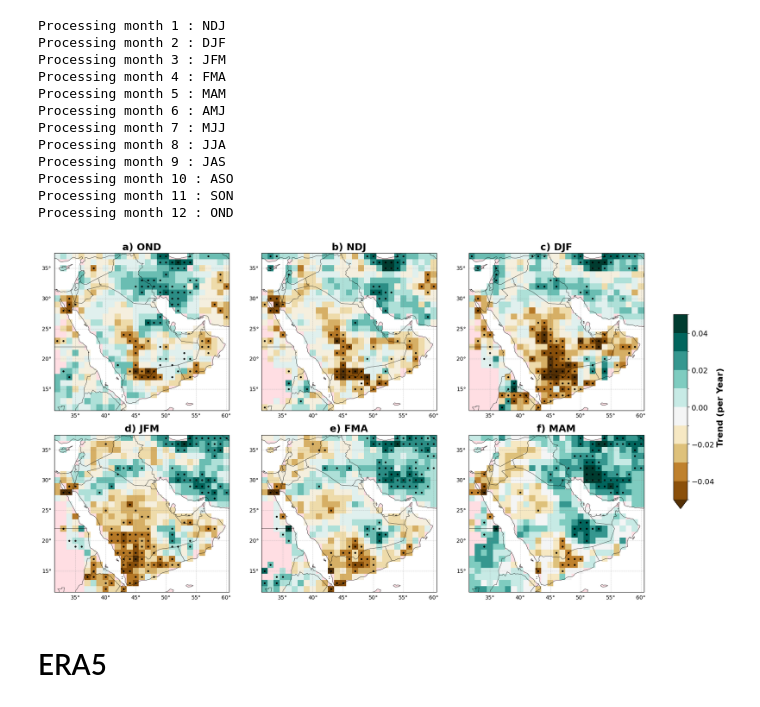
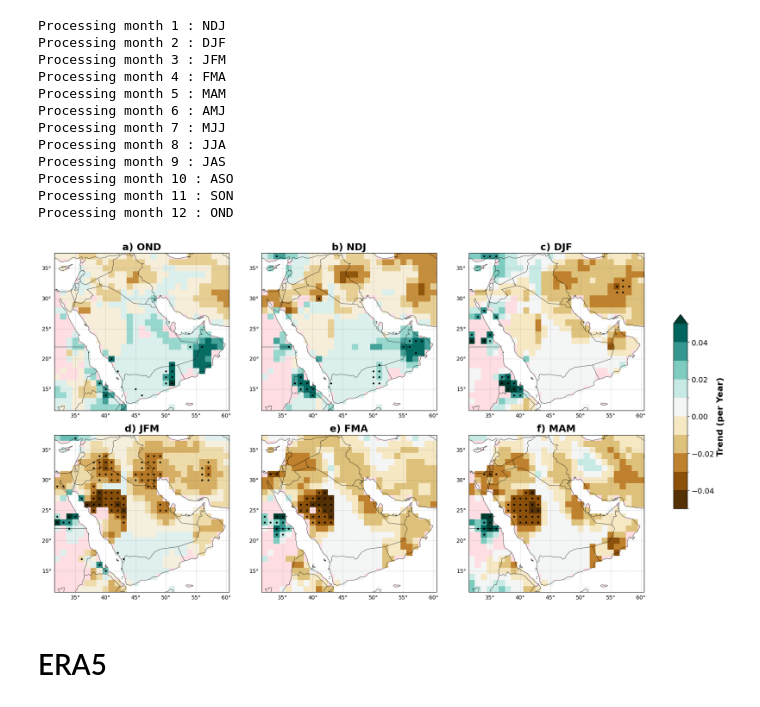
Before and after one commit to emileDesmaili/KAUSTgithub, a Jupyter notebook: Figure 1 - Trend/fig1_supplement.ipynb, the cells around one changed output. Saved outputs shown, nothing was run; the diff lists cells and outputs as text; code cells hidden in the pictures.

```diff
--- a/Figure 1 - Trend/fig1_supplement.ipynb
+++ b/Figure 1 - Trend/fig1_supplement.ipynb
@@ -42,5 +40,5 @@ import subprocess
 # %%
-ds = xr.open_dataset('../data/spi3_chirps.nc')
+ds = xr.open_dataset('../data/spi3_cru.nc')
 spi = ds.rename_vars({list(ds.data_vars)[0]: 'spi'}).sortby('T').spi
 
 spi = spi.rename({'X': 'lon','Y':'lat', 'T':'time'})
@@ -55,11 +53,11 @@ mask = regionmask.defined_regions.natural_earth_v5_0_0.land_110.mask(
 # %%
 def mk_test(x):
     x = x[~np.isnan(x)]
-    if len(x) < 3:
+    if len(x) < 10:
         return np.array([np.nan, np.nan])
     result = mk.original_test(x)
     trend_value = result.slope  # numeric trend (Sen's slope)
-    sig = int(result.p <= 0.05)
+    sig = int(result.p < 0.05)
     return np.array([trend_value, sig])
 # %%
 month_to_season = {
@@ -147,7 +150,7 @@ for i, ax in enumerate(axes):
             transform=ccrs.PlateCarree()
         )
 
-        y_coords, x_coords = np.where((sig.values == 1) & (mask == 0))
+        y_coords, x_coords = np.where((sig.values == 1) & (mask == 0) & (np.abs(tr.values) >= 0.001))
         lats = tr['lat'].values[y_coords]
         lons = tr['lon'].values[x_coords]
         ax.scatter(lons, lats, color='k', s=6, transform=ccrs.PlateCarree())
@@ -156,35 +159,35 @@ for i, ax in enumerate(axes):
         ax.add_feature(cfeature.BORDERS, linewidth=0.5)
         ax.add_feature(cfeature.LAND, facecolor="lightpink", alpha=0.45)
 
         # Add a), b), etc. before the season name
         ax.set_title(f"{labels[i]} {season}", fontsize=18, fontweight='bold')
 
         gl = ax.gridlines(draw_labels=True, crs=ccrs.PlateCarree(),
                           linewidth=0.5, color='gray', alpha=0.5, linestyle='--')
 
         gl.top_labels = False
         gl.right_labels = False
         gl.left_labels = True
         gl.bottom_labels = True
 
         gl.xformatter = mticker.FuncFormatter(lambda x, pos: f"{int(x)}°")
         gl.yformatter = mticker.FuncFormatter(lambda y, pos: f"{int(y)}°")
 
     else:
         ax.axis('off')
 
 # Add a larger colorbar
 cbar_ax = fig.add_axes([0.92, 0.25, 0.02, 0.5])
 cbar = fig.colorbar(pcm, cax=cbar_ax, label='Trend (per Year)', orientation='vertical')
 cbar.ax.tick_params(labelsize=14)
 cbar.ax.yaxis.label.set_size(16)
 cbar.ax.yaxis.label.set_weight('bold')
 
 plt.tight_layout(rect=[0, 0, 0.9, 0.95])
-plt.savefig('fig1_trend_CHRIPS.pdf', dpi=300)
+plt.savefig('fig1_trend_CRU.pdf', dpi=300)
 plt.show()
 # %% [output]
-[figure, old version]
+[figure, new version]
 # %% [markdown]
 # ERA5
 # %%
```
Also changed, not shown: parts of 3 cells of this notebook, 8 other files.
